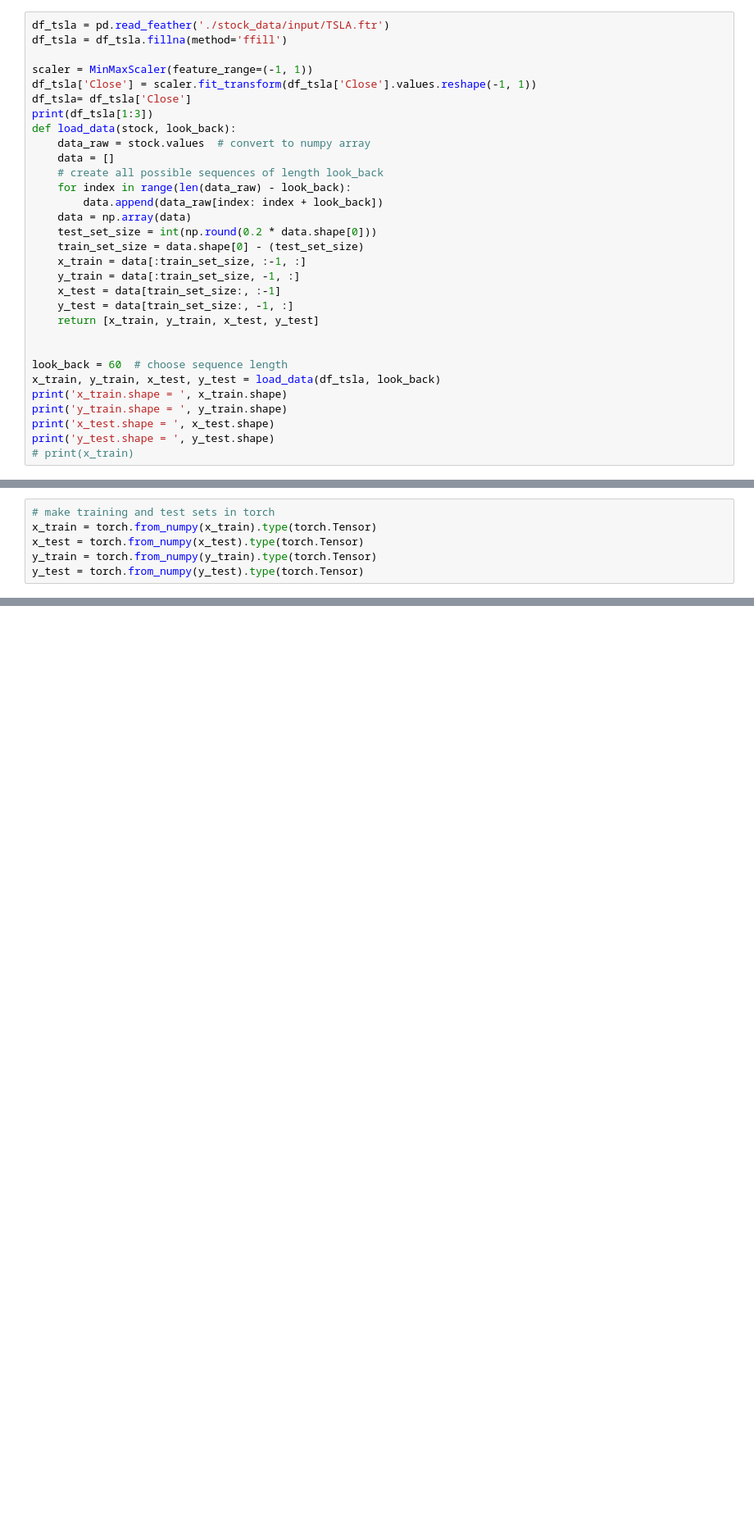
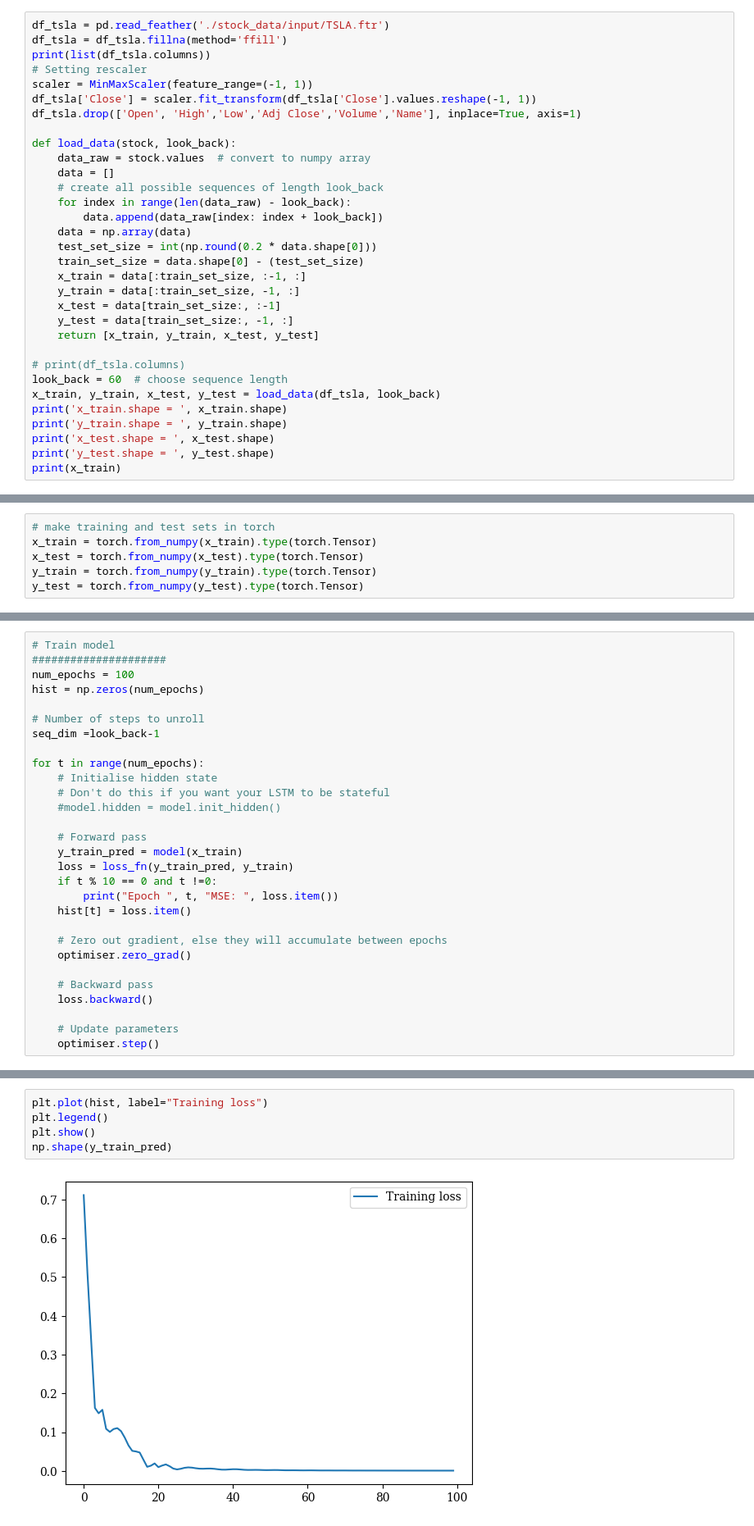
Before and after one commit to Foxur/stock_predictions, a Jupyter notebook: testing_predictions.ipynb, the cells around one changed output, grey strips where cells are left out. Shown at 82% size. Cells and saved outputs as stored; diff of their text form; blank space fills up the shorter version.

```diff
--- a/testing_predictions.ipynb
+++ b/testing_predictions.ipynb
@@ -30,11 +29,12 @@ plt.show()
 # %%
 df_tsla = pd.read_feather('./stock_data/input/TSLA.ftr')
 df_tsla = df_tsla.fillna(method='ffill')
-
+print(list(df_tsla.columns))
+# Setting rescaler
 scaler = MinMaxScaler(feature_range=(-1, 1))
 df_tsla['Close'] = scaler.fit_transform(df_tsla['Close'].values.reshape(-1, 1))
-df_tsla= df_tsla['Close']
-print(df_tsla[1:3])
+df_tsla.drop(['Open', 'High','Low','Adj Close','Volume','Name'], inplace=True, axis=1)
+
 def load_data(stock, look_back):
     data_raw = stock.values  # convert to numpy array
     data = []
@@ -50,12 +50,12 @@ def load_data(stock, look_back):
     y_test = data[train_set_size:, -1, :]
     return [x_train, y_train, x_test, y_test]
 
-
+# print(df_tsla.columns)
 look_back = 60  # choose sequence length
 x_train, y_train, x_test, y_test = load_data(df_tsla, look_back)
 print('x_train.shape = ', x_train.shape)
 print('y_train.shape = ', y_train.shape)
 print('x_test.shape = ', x_test.shape)
 print('y_test.shape = ', y_test.shape)
-# print(x_train)
+print(x_train)
 # %% [output]
@@ -71,0 +158,29 @@ y_test = torch.from_numpy(y_test).type(torch.Tensor)
+# %%
+# Train model
+#####################
+num_epochs = 100
+hist = np.zeros(num_epochs)
+
+# Number of steps to unroll
+seq_dim =look_back-1
+
+for t in range(num_epochs):
+    # Initialise hidden state
+    # Don't do this if you want your LSTM to be stateful
+    #model.hidden = model.init_hidden()
+
+    # Forward pass
+    y_train_pred = model(x_train)
+    loss = loss_fn(y_train_pred, y_train)
+    if t % 10 == 0 and t !=0:
+        print("Epoch ", t, "MSE: ", loss.item())
+    hist[t] = loss.item()
+
+    # Zero out gradient, else they will accumulate between epochs
+    optimiser.zero_grad()
+
+    # Backward pass
+    loss.backward()
+
+    # Update parameters
+    optimiser.step()
@@ -71,0 +197,7 @@ y_test = torch.from_numpy(y_test).type(torch.Tensor)
+# %%
+plt.plot(hist, label="Training loss")
+plt.legend()
+plt.show()
+np.shape(y_train_pred)
+# %% [output]
+[figure, added]
```
Also changed, not shown: parts of 9 cells of this notebook.
